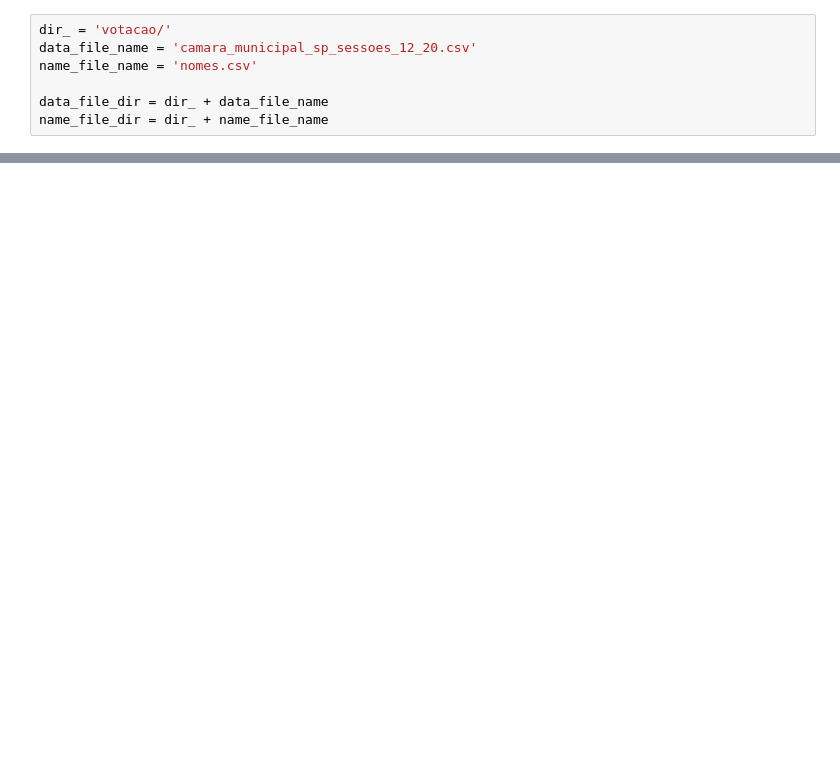
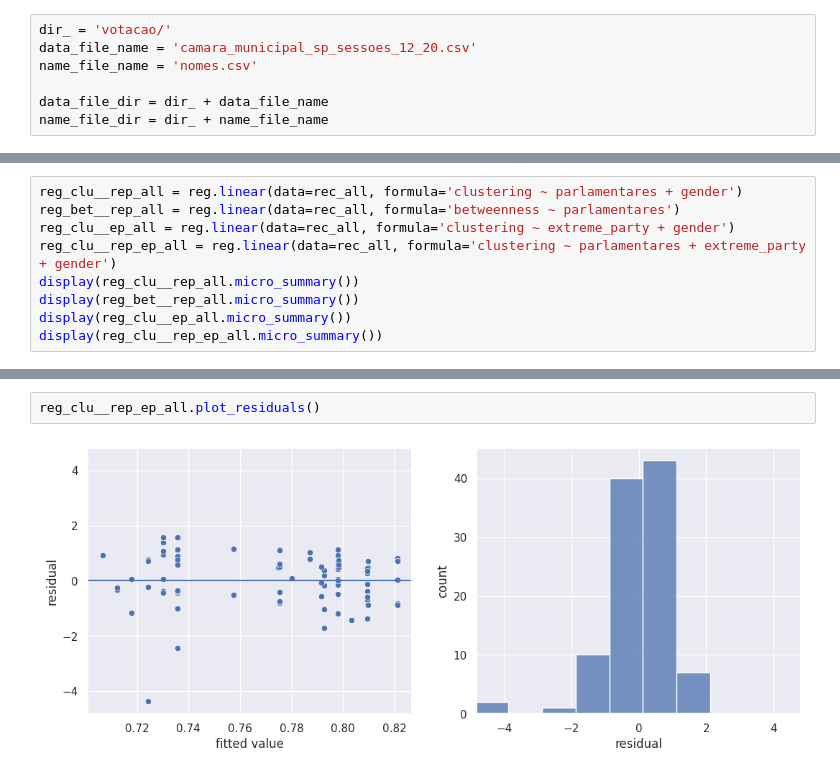
Before and after one commit to pauloschade/redessoc-Projeto, a Jupyter notebook: recorte.ipynb, the cells around one changed output, grey strips where cells are left out. Drawn from its saved outputs; the diff is of its cells as text; blank space fills up the shorter version.

```diff
--- a/recorte.ipynb
+++ b/recorte.ipynb
@@ -326,0 +147,9 @@ display(reg_clu__rep_2017_2020.micro_summary())
+# %%
+reg_clu__rep_all = reg.linear(data=rec_all, formula='clustering ~ parlamentares + gender')
+reg_bet__rep_all = reg.linear(data=rec_all, formula='betweenness ~ parlamentares')
+reg_clu__ep_all = reg.linear(data=rec_all, formula='clustering ~ extreme_party + gender')
+reg_clu__rep_ep_all = reg.linear(data=rec_all, formula='clustering ~ parlamentares + extreme_party + gender')
+display(reg_clu__rep_all.micro_summary())
+display(reg_bet__rep_all.micro_summary())
+display(reg_clu__ep_all.micro_summary())
+display(reg_clu__rep_ep_all.micro_summary())
@@ -326,0 +169,4 @@ display(reg_clu__rep_2017_2020.micro_summary())
+# %%
+reg_clu__rep_ep_all.plot_residuals()
+# %% [output]
+[figure, added]
```
Also changed, not shown: parts of 17 cells of this notebook, 1 other file.
